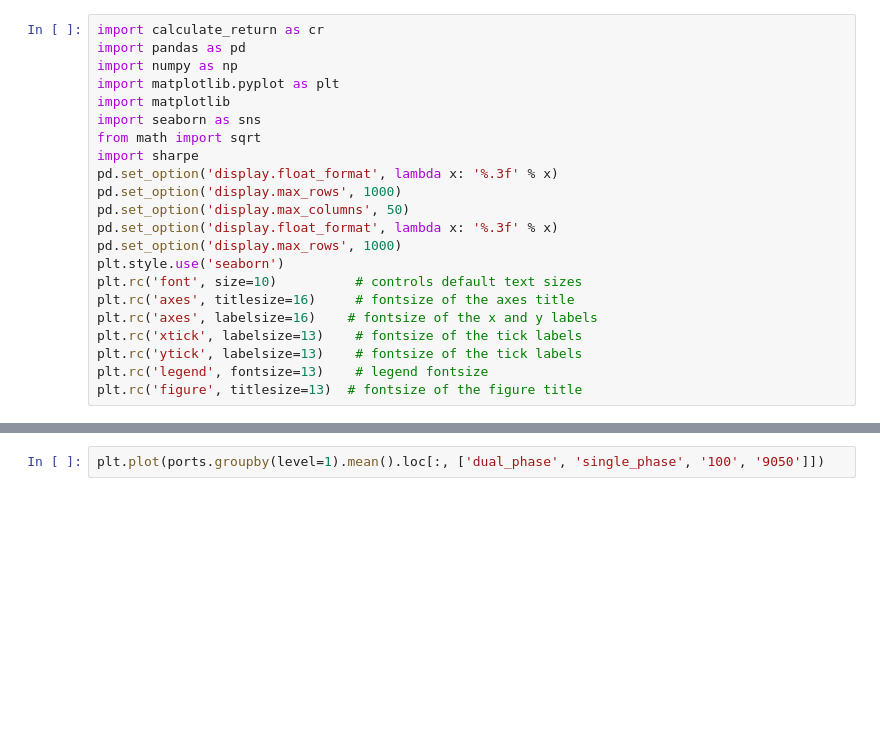
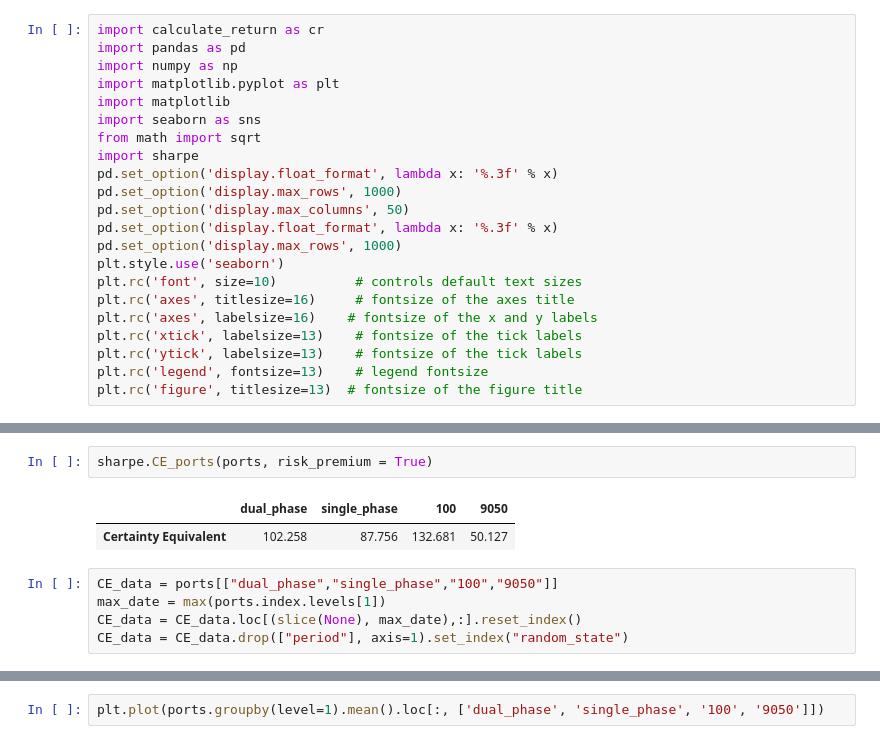
Before and after one commit to neriksen/applied_finance, a Jupyter notebook: sharpe_distribution.ipynb, the cells around one changed output, grey strips where cells are left out. Drawn from its saved outputs; the diff is of its cells as text; blank space fills up the shorter version.

```diff
--- a/sharpe_distribution.ipynb
+++ b/sharpe_distribution.ipynb
@@ -43,0 +57,10 @@ warning: catastrophic wipeout
+# %%
+sharpe.CE_ports(ports, risk_premium = True)
+# %% [output]
+|  | dual_phase | single_phase | 100 | 9050 |
+| Certainty Equivalent | 102.258 | 87.756 | 132.681 | 50.127 |
+# %%
+CE_data = ports[["dual_phase","single_phase","100","9050"]]
+max_date = max(ports.index.levels[1])
+CE_data = CE_data.loc[(slice(None), max_date),:].reset_index()
+CE_data = CE_data.drop(["period"], axis=1).set_index("random_state")
```
Also changed, not shown: parts of 24 cells of this notebook.
